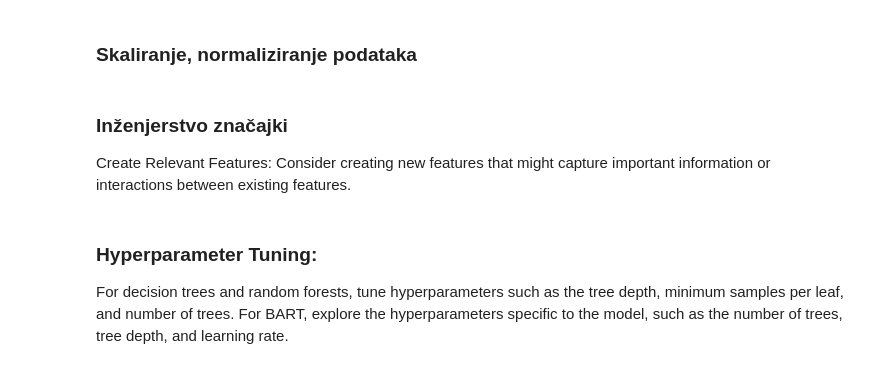
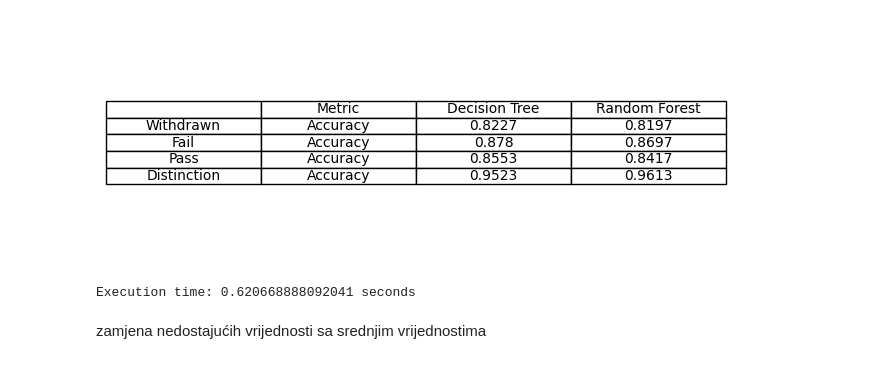
Before and after one commit to antoniamstr1/projekt-uuzop, a Jupyter notebook: treci_dio.ipynb, the cells around one changed output. Drawn from its saved outputs; the diff is of its cells as text; code cells hidden in the pictures.

```diff
--- a/treci_dio.ipynb
+++ b/treci_dio.ipynb
@@ -432,2 +93,0 @@ plt.show()
-# %%
-studentVle = studentVle[~((studentVle['sum_click'] >= 3000) & (studentVle['sum_click'] <= 7000))]
@@ -578,11 +93,0 @@ plt.show()
-# %% [markdown]
-### Skaliranje, normaliziranje podataka
-# %% [markdown]
-### Inženjerstvo značajki
-
-Create Relevant Features: Consider creating new features that might capture important information or interactions between existing features.
-# %% [markdown]
-### Hyperparameter Tuning:
-
-For decision trees and random forests, tune hyperparameters such as the tree depth, minimum samples per leaf, and number of trees.
-For BART, explore the hyperparameters specific to the model, such as the number of trees, tree depth, and learning rate.
@@ -588,0 +139,31 @@ For BART, explore the hyperparameters specific to the model, such as the number
+# %%
+table3_list = [
+    ['','Metric', 'Decision Tree' ,'Random Forest'],
+    ['Withdrawn','Accuracy',Withdrawn['precisionDT'],Withdrawn['precisionRF']],
+
+    ['Fail','Accuracy',Fail['precisionDT'],Fail['precisionRF']],
+
+    ['Pass','Accuracy',Pass['precisionDT'],Pass['precisionRF']],
+
+    ['Distinction','Accuracy',Distinction['precisionDT'],Distinction['precisionRF']],
+
+]
+
+for i in range(0, len(table3_list)):
+    for j in range(0, len(table3_list[i])):
+        if type(table3_list[i][j]) != str:
+            table3_list[i][j] = round(table3_list[i][j],4)
+
+fig, ax = plt.subplots(figsize=(8, 3))
+
+ax.axis('off')
+
+table = ax.table(cellText=table3_list, loc='center', cellLoc='center', colLabels=None)
+
+plt.show()
+print(f"Execution time: {execution_time_1} seconds")
+# %% [output]
+[figure, added]
+Execution time: 0.620668888092041 seconds
+# %% [markdown]
+zamjena nedostajućih vrijednosti sa srednjim vrijednostima
```
Also changed, not shown: parts of 47 cells of this notebook, 2 other files.
